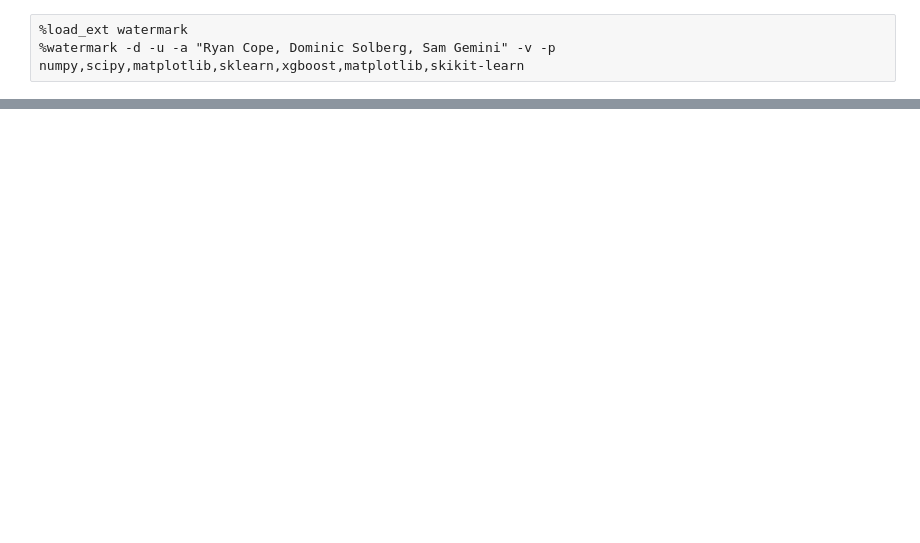
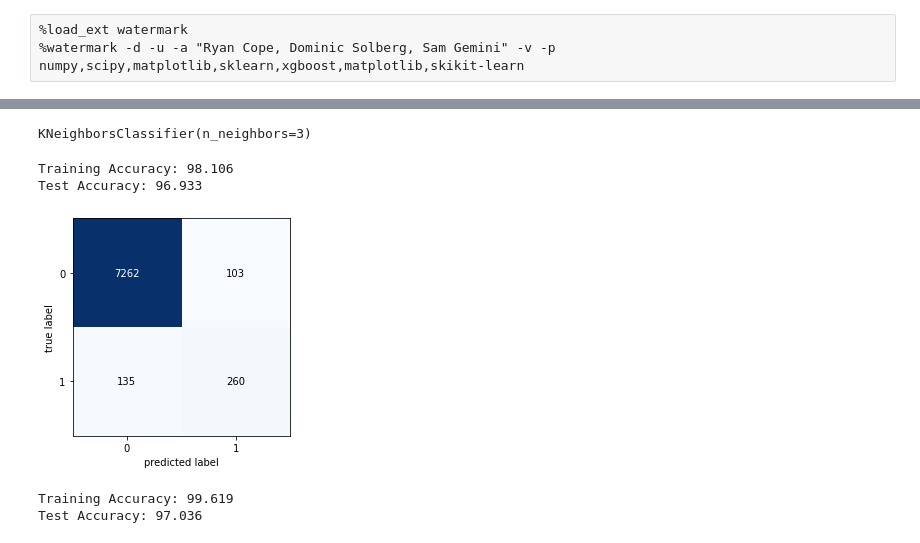
Before and after one commit to rcope13/stat-451-final-project, a Jupyter notebook: Group Project 451.ipynb, the cells around one changed output, grey strips where cells are left out. Saved outputs shown, nothing was run; the diff lists cells and outputs as text; code cells hidden in the pictures; blank space fills up the shorter version.

```diff
--- a/Group Project 451.ipynb
+++ b/Group Project 451.ipynb
@@ -44,7 +48,9 @@ plt.show()
 df_train["same_hand_players"] = np.where(df_train['is_batter_lefty'] == df_train['is_pitcher_lefty'], 1, 0)
 # %%
 from sklearn.model_selection import train_test_split
-feature_columns = ['same_hand_players','plate_x','plate_z', 'pitch_name']
+feature_columns = ['launch_speed', 'launch_angle',
+                   'pitch_name', 'same_hand_players',
+                   'plate_x', 'plate_z']
 X = df_train[feature_columns]
 dict = {"4-Seam Fastball": 1,
         "Sinker": 2,
@@ -116,0 +128,20 @@ plt.show()
+# %%
+from sklearn.neighbors import KNeighborsClassifier
+knn = KNeighborsClassifier(n_neighbors=3)
+knn.fit(X_train, y_train)
+# %% [output]
+KNeighborsClassifier(n_neighbors=3)
+# %%
+print(f"Training Accuracy: {knn.score(X_train, y_train)*100:0.3f}")
+print(f"Test Accuracy: {knn.score(X_test, y_test)*100:0.3f}")
+# %% [output]
+Training Accuracy: 98.106
+Test Accuracy: 96.933
+# %%
+y_pred = knn.predict(X_test)
+cm = confusion_matrix(y_target=y_test,
+                      y_predicted=y_pred)
+fig, ax = plot_confusion_matrix(conf_mat=cm)
+plt.show()
+# %% [output]
+[figure, added]
@@ -116,0 +150,9 @@ plt.show()
+# %%
+from xgboost import XGBClassifier
+boost = XGBClassifier(random_state=123, verbosity=0, use_label_encoder=False)
+boost.fit(X_train, y_train)
+print(f"Training Accuracy: {boost.score(X_train, y_train)*100:0.3f}")
+print(f"Test Accuracy: {boost.score(X_test, y_test)*100:0.3f}")
+# %% [output]
+Training Accuracy: 99.619
+Test Accuracy: 97.036
```
Also changed, not shown: parts of 11 cells of this notebook.
